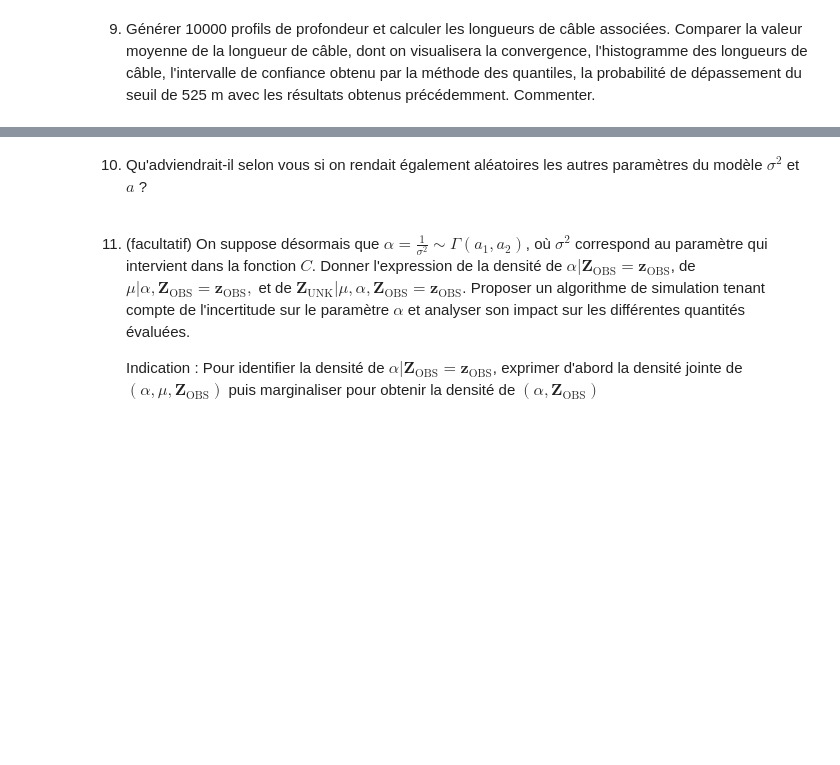
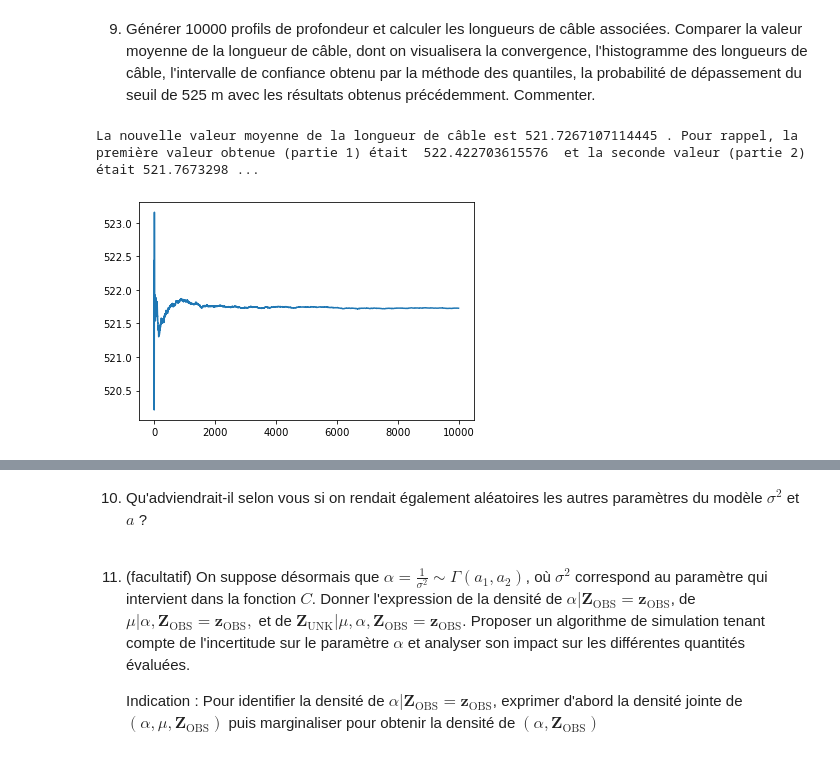
Before and after one commit to LouisDlms/projet-proba, a Jupyter notebook: projet_BRETAUD_DELMAS.ipynb, the cells around one changed output, grey strips where cells are left out. Saved outputs shown, nothing was run; the diff lists cells and outputs as text; code cells hidden in the pictures; blank space fills up the shorter version.

```diff
--- a/projet_BRETAUD_DELMAS.ipynb
+++ b/projet_BRETAUD_DELMAS.ipynb
@@ -561,2 +599,20 @@ mu sachant zObs avec mu < 0 = -4.232976950642014
 # %% [markdown]
 9. Générer 10000 profils de profondeur et calculer les longueurs de câble associées. Comparer la valeur moyenne de la longueur de câble, dont on visualisera la convergence, l'histogramme des longueurs de câble, l'intervalle de confiance obtenu par la méthode des quantiles, la probabilité de dépassement du seuil de 525 m avec les résultats obtenus précédemment. Commenter.
+# %%
+Kbis = 10000
+
+Resultbis = np.zeros(Kbis)
+for i in range(Kbis):
+    allval4[unknown_indexes] = generationCouple()
+    Resultbis[i]=length(allval4,Delta)
+longueurbis = sum(Resultbis)/Kbis
+print("La nouvelle valeur moyenne de la longueur de câble est", longueurbis,". Pour rappel, la première valeur obtenue (partie 1) était ", Ln, " et la seconde valeur (partie 2) était", longueurEsperee)
+# %% [output]
+La nouvelle valeur moyenne de la longueur de câble est 521.7267107114445 . Pour rappel, la première valeur obtenue (partie 1) était  522.422703615576  et la seconde valeur (partie 2) était 521.7673298 ...
+# %%
+# Convergence
+indiceBis = 1+np.arange(Kbis)
+plt.plot(indiceBis,np.cumsum(Resultbis)/indiceBis)
+plt.show()
+# %% [output]
+[figure, added]
```
Also changed, not shown: parts of 22 cells of this notebook.
